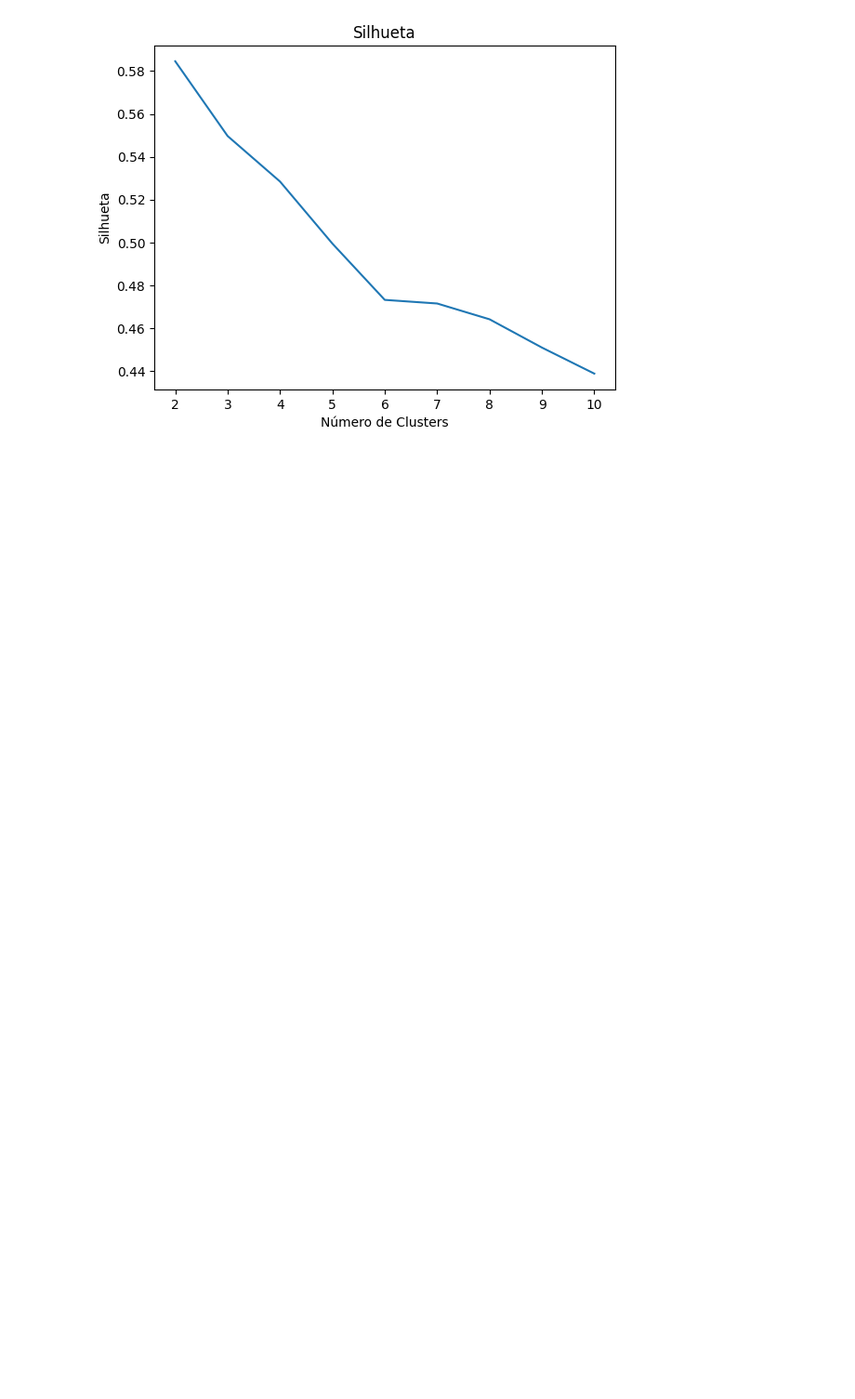
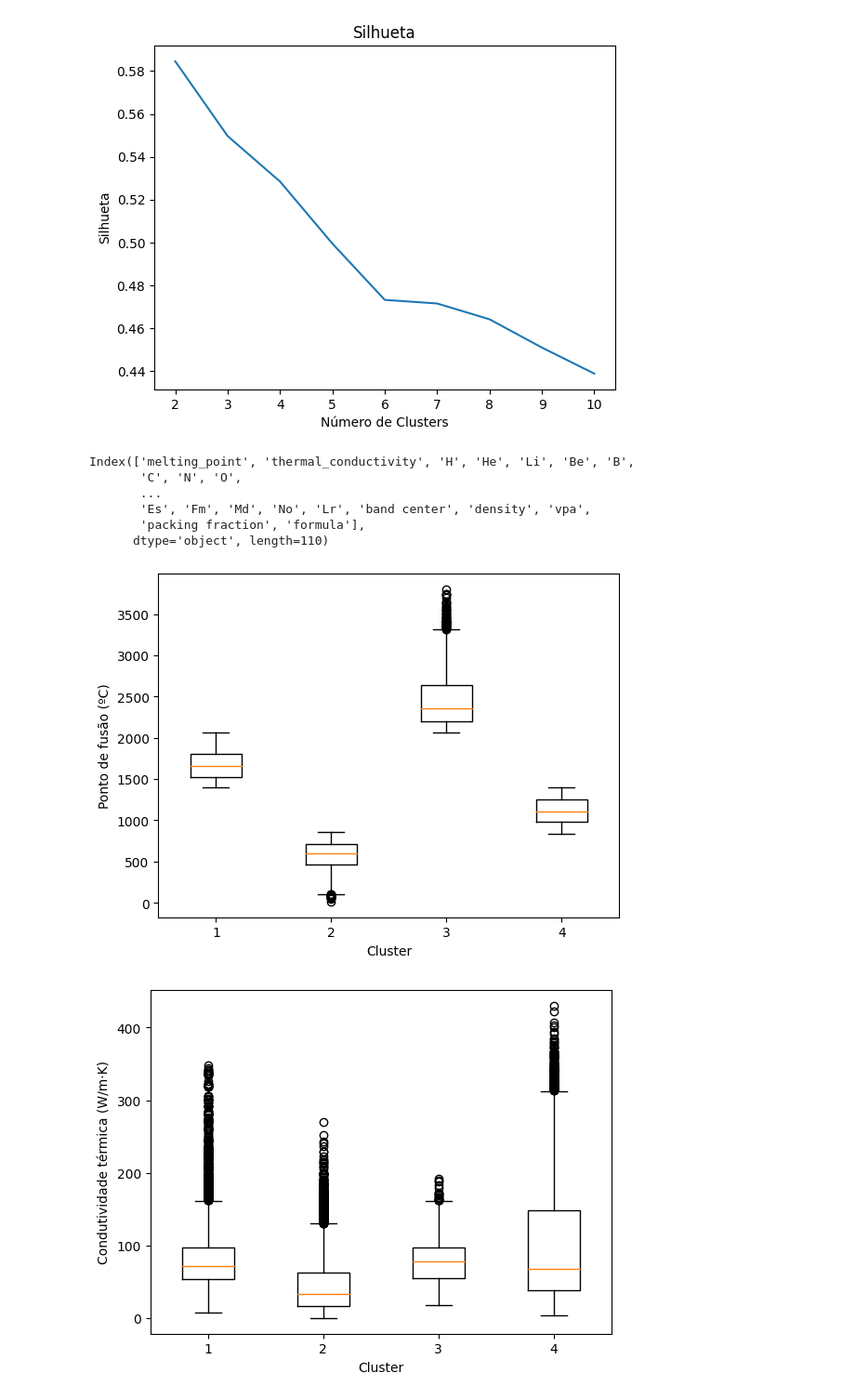
Before and after one commit to dedebroa/brasagem_mat, a Jupyter notebook: MatMiner e Dados/Kmeans.ipynb, the cells around one changed output. Shown at 93% size. Saved outputs shown, nothing was run; the diff lists cells and outputs as text; code cells hidden in the pictures; blank space fills up the shorter version.

Commit message:
dados_modelo

```diff
--- a/MatMiner e Dados/Kmeans.ipynb
+++ b/MatMiner e Dados/Kmeans.ipynb
@@ -67,5 +67,18 @@ plt.show()
 # %%
 kmeans = KMeans(n_clusters=4, init="k-means++", max_iter=1000, n_init=10)
 y_pred = kmeans.fit_predict(X)
+# %%
+X_formula = X.copy()
+
+X_formula["formula"] = dados["formula"]
+# %%
+X_formula.columns
+# %% [output]
+Index(['melting_point', 'thermal_conductivity', 'H', 'He', 'Li', 'Be', 'B',
+       'C', 'N', 'O',
+       ...
+       'Es', 'Fm', 'Md', 'No', 'Lr', 'band center', 'density', 'vpa',
+       'packing fraction', 'formula'],
+      dtype='object', length=110)
 # %%
 scatter1 = go.Scatter3d(
@@ -139,2 +156,31 @@ fig = go.Figure(data=data, layout=layout)
 # Exibição do gráfico
 fig.show()
+# %%
+plt.boxplot(
+    [
+        X_formula[y_pred == 0]["melting_point"],
+        X_formula[y_pred == 1]["melting_point"],
+        X_formula[y_pred == 2]["melting_point"],
+        X_formula[y_pred == 3]["melting_point"],
+    ]
+)
+plt.xlabel("Cluster")
+plt.ylabel("Ponto de fusão (ºC)")
+plt.savefig("dist_fusao.png")
+plt.show()
+
+plt.boxplot(
+    [
+        X_formula[y_pred == 0]["thermal_conductivity"],
+        X_formula[y_pred == 1]["thermal_conductivity"],
+        X_formula[y_pred == 2]["thermal_conductivity"],
+        X_formula[y_pred == 3]["thermal_conductivity"],
+    ]
+)
+plt.xlabel("Cluster")
+plt.ylabel("Condutividade térmica (W/m·K)")
+plt.savefig("dist_thermal_conductivity.png")
+plt.show()
+# %% [output]
+[figure, added]
+[figure, added]
```
Also changed, not shown: parts of 2 cells of this notebook, 3 other files.
